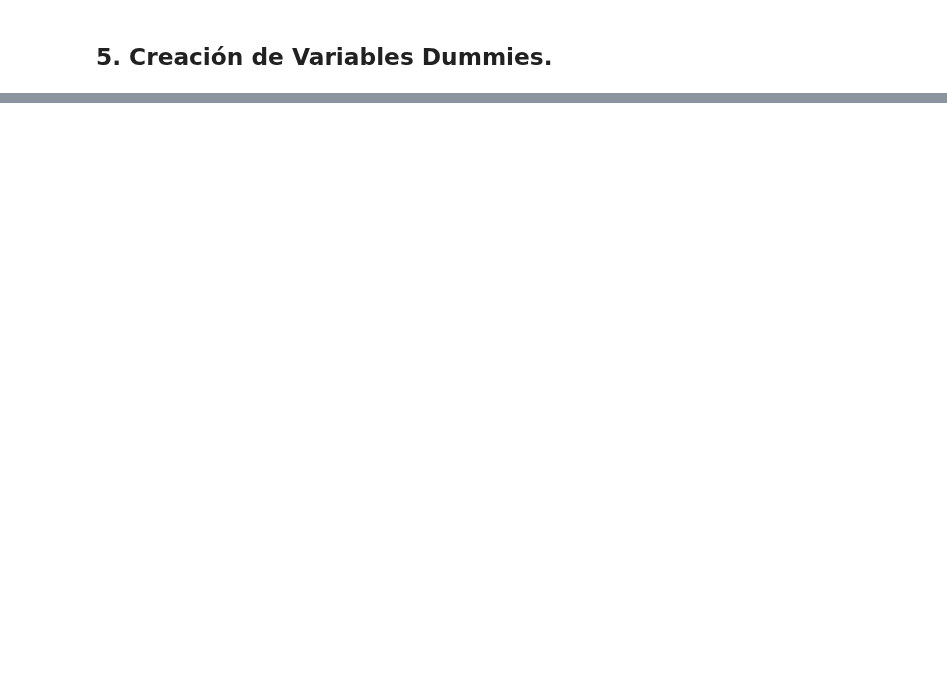
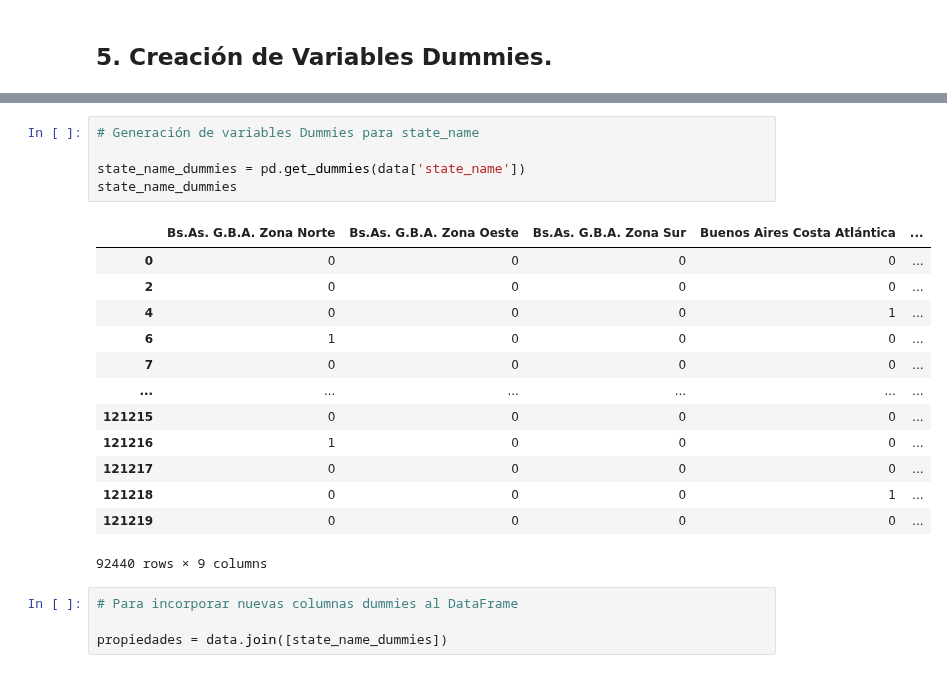
Before and after one commit to asasa293/limpieza_datos, a Jupyter notebook: TP2/TP2_MOISES.ipynb, the cells around one changed output, grey strips where cells are left out. Cells and saved outputs as stored; diff of their text form; blank space fills up the shorter version.

```diff
--- a/TP2/TP2_MOISES.ipynb
+++ b/TP2/TP2_MOISES.ipynb
@@ -123,0 +152,23 @@ Name: state_name, dtype: int64
+# %%
+# Generación de variables Dummies para state_name
+
+state_name_dummies = pd.get_dummies(data['state_name'])
+state_name_dummies
+# %% [output]
+|  | Bs.As. G.B.A. Zona Norte | Bs.As. G.B.A. Zona Oeste | Bs.As. G.B.A. Zona Sur | Buenos Aires Costa Atlántica | ... |
+| 0 | 0 | 0 | 0 | 0 | ... |
+| 2 | 0 | 0 | 0 | 0 | ... |
+| 4 | 0 | 0 | 0 | 1 | ... |
+| 6 | 1 | 0 | 0 | 0 | ... |
+| 7 | 0 | 0 | 0 | 0 | ... |
+| ... | ... | ... | ... | ... | ... |
+| 121215 | 0 | 0 | 0 | 0 | ... |
+| 121216 | 1 | 0 | 0 | 0 | ... |
+| 121217 | 0 | 0 | 0 | 0 | ... |
+| 121218 | 0 | 0 | 0 | 1 | ... |
+| 121219 | 0 | 0 | 0 | 0 | ... |
+92440 rows × 9 columns
+# %%
+# Para incorporar nuevas columnas dummies al DataFrame
+
+propiedades = data.join([state_name_dummies])
```
Also changed, not shown: parts of 11 cells of this notebook.
